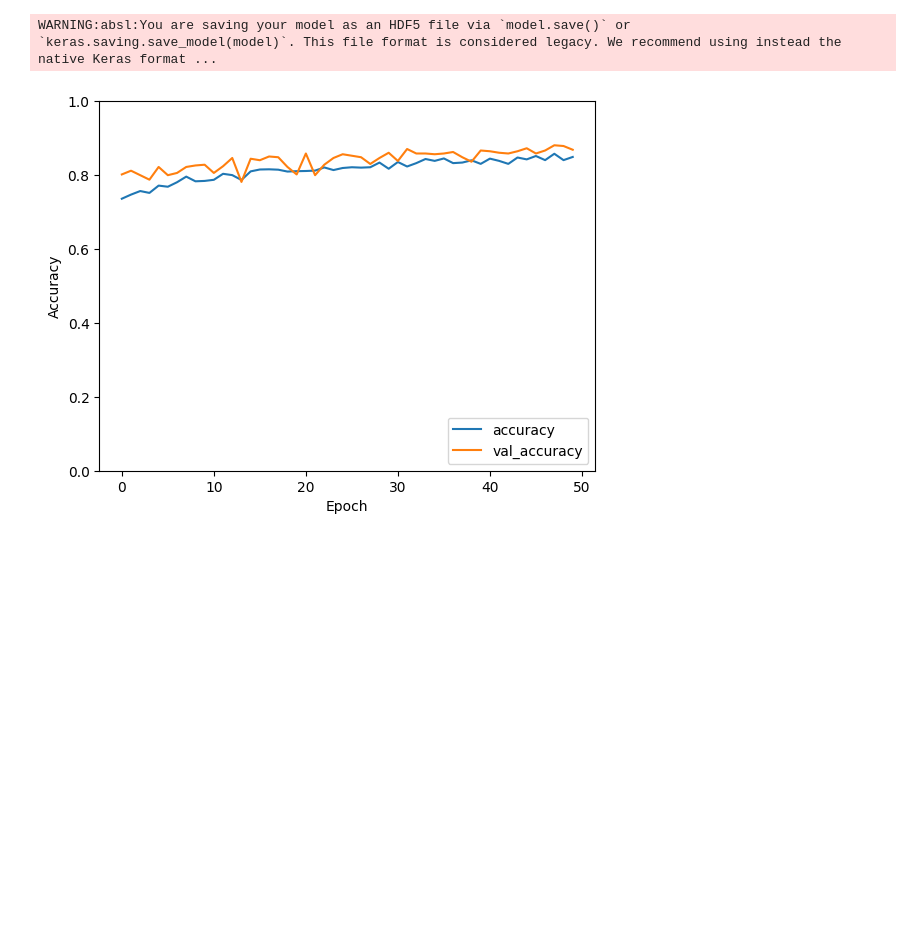
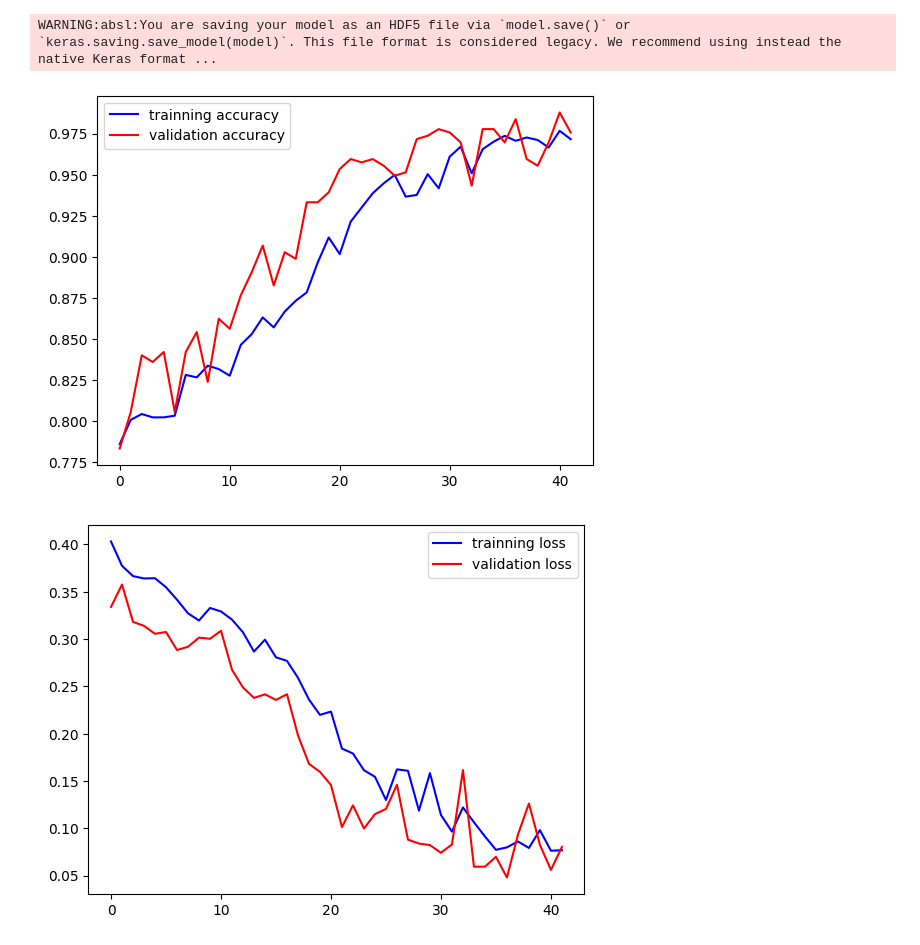
Before and after one commit to oguzcihan/drowsiness-detection, a Jupyter notebook: drowsiness-detection-ai/main4cat.ipynb, the cells around one changed output. Drawn from its saved outputs; the diff is of its cells as text; code cells hidden in the pictures; blank space fills up the shorter version.

```diff
--- a/drowsiness-detection-ai/main4cat.ipynb
+++ b/drowsiness-detection-ai/main4cat.ipynb
@@ -13,6 +13,7 @@ from tensorflow.keras.utils import to_categorical
 dataPath='static/dataset_new/train'
 # %%
 def load_images_from_folder(folder):
+    IMG_SIZE = 145
     images = []
     labels = []
     for label in ["closed", "open", "yawn", "no_yawn"]:
@@ -21,13 +22,12 @@ def load_images_from_folder(folder):
         for filename in os.listdir(path):
             img = cv2.imread(os.path.join(path, filename))
             if img is not None:
-                img = cv2.cvtColor(img, cv2.COLOR_BGR2GRAY)  # Griye çevirme
-                img = cv2.resize(img, (64, 64))  # Yeniden boyutlandırma
+                img = cv2.cvtColor(img, cv2.COLOR_BGR2GRAY)  # Convert to grayscale
+                img = cv2.resize(img, (IMG_SIZE, IMG_SIZE))  # Resize image
                 images.append(img)
                 labels.append(class_num)
     return np.array(images), np.array(labels)
 
-
 images, labels = load_images_from_folder(dataPath)
 # %%
 X_train, X_test, y_train, y_test = train_test_split(images, labels, test_size=0.2, random_state=42)
@@ -99,7 +101,11 @@ Model: "sequential_4"
+# %%
+# EarlyStopping and ModelCheckpoint callbacks
+es = EarlyStopping(monitor='val_loss', mode='min', verbose=1,patience=5)
+mc = ModelCheckpoint('best_model4Cat.keras', monitor='val_accuracy', mode='max', verbose=1,save_best_only=True)
 # %%
 history = model.fit(train_generator,
                     validation_data=(X_test, y_test),
                     epochs=50,
-                    callbacks=[early_stopping, model_checkpoint])
+                    callbacks=[es, mc])
 # %% [output]
 Epoch 1/50
@@ -123,16 +129,25 @@ Epoch 50/50
 model.save('best-model4Cat.h5')
 # %% [output]
 WARNING:absl:You are saving your model as an HDF5 file via `model.save()` or `keras.saving.save_model(model)`. This file format is considered legacy. We recommend using instead the native Keras format ...
-# %%
-plt.plot(history.history['accuracy'], label='accuracy')
-plt.plot(history.history['val_accuracy'], label = 'val_accuracy')
-plt.xlabel('Epoch')
-plt.ylabel('Accuracy')
-plt.ylim([0, 1])
-plt.legend(loc='lower right')
-plt.show()
-# %% [output]
-[figure, removed]
+# %%
+accuracy = history.history['accuracy']
+val_accuracy = history.history['val_accuracy']
+loss = history.history['loss']
+val_loss = history.history['val_loss']
+epochs = range(len(accuracy))
+
+plt.plot(epochs, accuracy, "b", label="trainning accuracy")
+plt.plot(epochs, val_accuracy, "r", label="validation accuracy")
+plt.legend()
+plt.show()
+
+plt.plot(epochs, loss, "b", label="trainning loss")
+plt.plot(epochs, val_loss, "r", label="validation loss")
+plt.legend()
+plt.show()
+# %% [output]
+[figure, added]
+[figure, added]
 # %%
 def predict_image(image_path):
     img = cv2.imread(image_path, cv2.IMREAD_GRAYSCALE)
```
Also changed, not shown: parts of 5 cells of this notebook, 3 other files.
